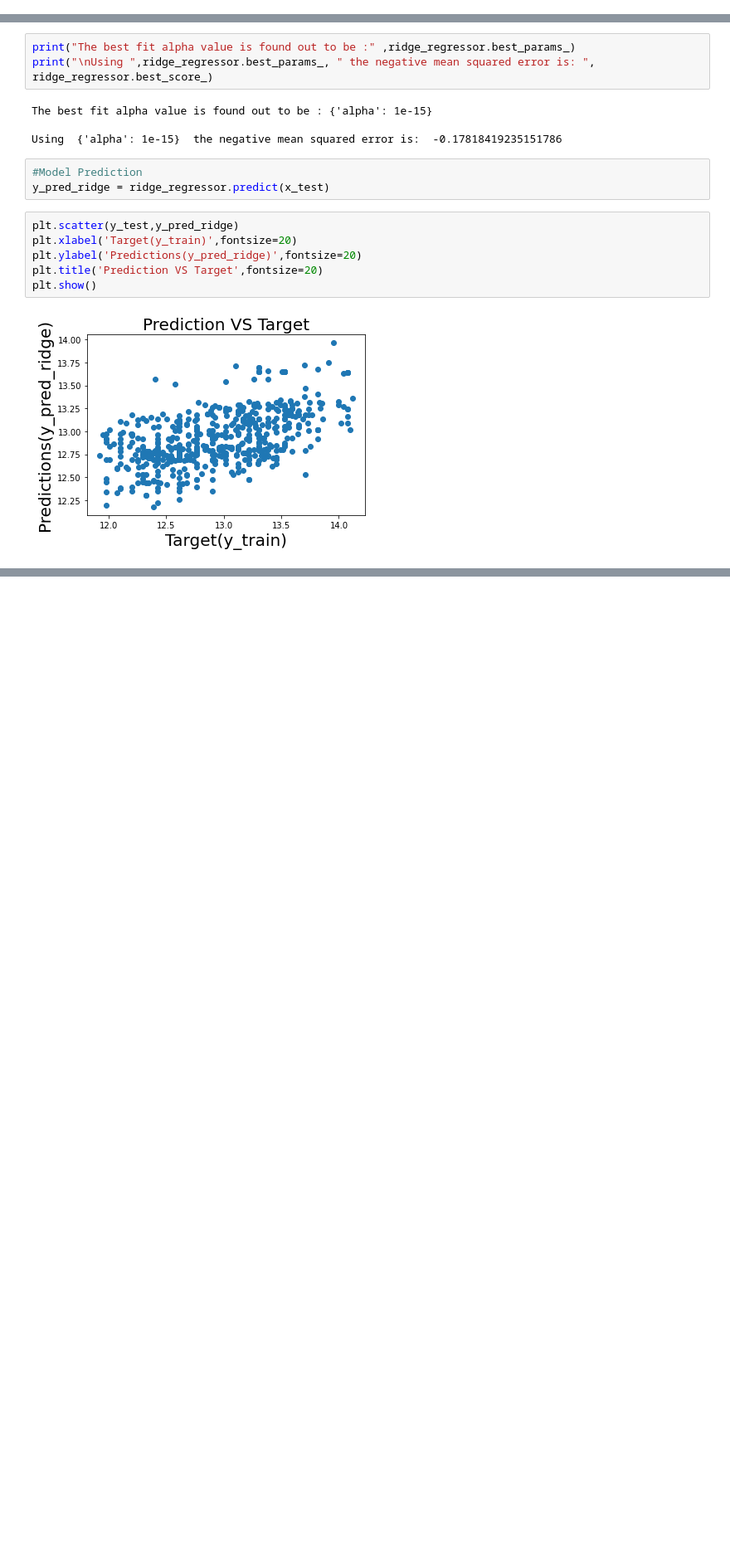
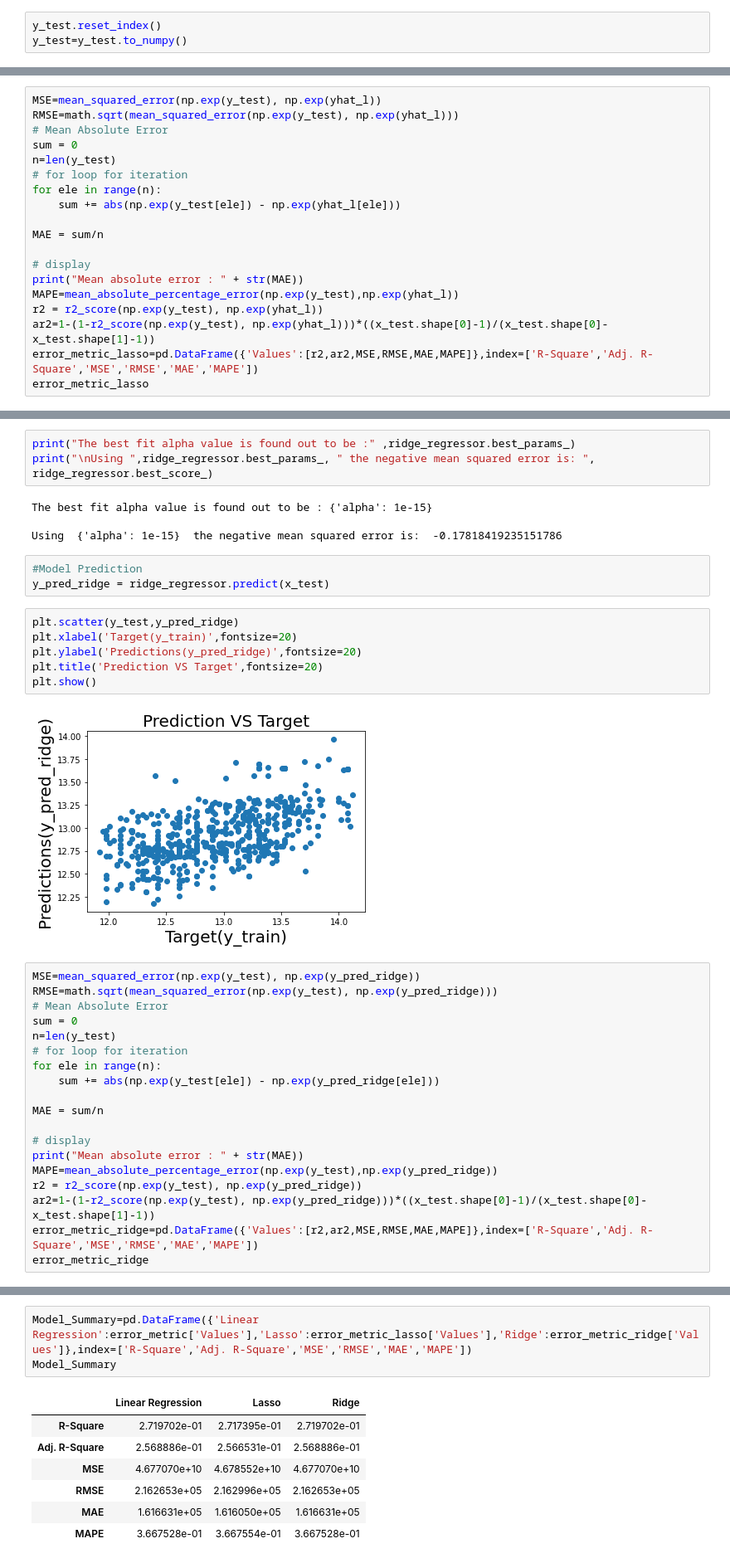
Before and after one commit to Rahul2661998/Cardekho-mini-project-, a Jupyter notebook: Self_Project_Linear_Regression_(Car_Dekho).ipynb, the cells around one changed output, grey strips where cells are left out. Shown: that part at 83% size. Drawn from its saved outputs; the diff is of its cells as text; blank space fills up the shorter version.

```diff
--- a/Self_Project_Linear_Regression_(Car_Dekho).ipynb
+++ b/Self_Project_Linear_Regression_(Car_Dekho).ipynb
@@ -291,0 +315,3 @@ reg.intercept_
+# %%
+y_test.reset_index()
+y_test=y_test.to_numpy()
@@ -359,3 +411,22 @@ plt.title('Prediction VS Target',fontsize=20)
 plt.show()
 # %% [output]
 [figure]
+# %%
+MSE=mean_squared_error(np.exp(y_test), np.exp(yhat_l))
+RMSE=math.sqrt(mean_squared_error(np.exp(y_test), np.exp(yhat_l)))
+# Mean Absolute Error
+sum = 0
+n=len(y_test)
+# for loop for iteration
+for ele in range(n):
+    sum += abs(np.exp(y_test[ele]) - np.exp(yhat_l[ele]))
+
+MAE = sum/n
+
+# display
+print("Mean absolute error : " + str(MAE))
+MAPE=mean_absolute_percentage_error(np.exp(y_test),np.exp(yhat_l))
+r2 = r2_score(np.exp(y_test), np.exp(yhat_l))
+ar2=1-(1-r2_score(np.exp(y_test), np.exp(yhat_l)))*((x_test.shape[0]-1)/(x_test.shape[0]-x_test.shape[1]-1))
+error_metric_lasso=pd.DataFrame({'Values':[r2,ar2,MSE,RMSE,MAE,MAPE]},index=['R-Square','Adj. R-Square','MSE','RMSE','MAE','MAPE'])
+error_metric_lasso
@@ -389,3 +471,22 @@ plt.title('Prediction VS Target',fontsize=20)
 plt.show()
 # %% [output]
 [figure]
+# %%
+MSE=mean_squared_error(np.exp(y_test), np.exp(y_pred_ridge))
+RMSE=math.sqrt(mean_squared_error(np.exp(y_test), np.exp(y_pred_ridge)))
+# Mean Absolute Error
+sum = 0
+n=len(y_test)
+# for loop for iteration
+for ele in range(n):
+    sum += abs(np.exp(y_test[ele]) - np.exp(y_pred_ridge[ele]))
+
+MAE = sum/n
+
+# display
+print("Mean absolute error : " + str(MAE))
+MAPE=mean_absolute_percentage_error(np.exp(y_test),np.exp(y_pred_ridge))
+r2 = r2_score(np.exp(y_test), np.exp(y_pred_ridge))
+ar2=1-(1-r2_score(np.exp(y_test), np.exp(y_pred_ridge)))*((x_test.shape[0]-1)/(x_test.shape[0]-x_test.shape[1]-1))
+error_metric_ridge=pd.DataFrame({'Values':[r2,ar2,MSE,RMSE,MAE,MAPE]},index=['R-Square','Adj. R-Square','MSE','RMSE','MAE','MAPE'])
+error_metric_ridge
@@ -391,0 +504,11 @@ plt.show()
+# %%
+Model_Summary=pd.DataFrame({'Linear Regression':error_metric['Values'],'Lasso':error_metric_lasso['Values'],'Ridge':error_metric_ridge['Values']},index=['R-Square','Adj. R-Square','MSE','RMSE','MAE','MAPE'])
+Model_Summary
+# %% [output]
+|  | Linear Regression | Lasso | Ridge |
+| R-Square | 2.719702e-01 | 2.717395e-01 | 2.719702e-01 |
+| Adj. R-Square | 2.568886e-01 | 2.566531e-01 | 2.568886e-01 |
+| MSE | 4.677070e+10 | 4.678552e+10 | 4.677070e+10 |
+| RMSE | 2.162653e+05 | 2.162996e+05 | 2.162653e+05 |
+| MAE | 1.616631e+05 | 1.616050e+05 | 1.616631e+05 |
+| MAPE | 3.667528e-01 | 3.667554e-01 | 3.667528e-01 |
```
Also changed, not shown: parts of 17 cells of this notebook.
